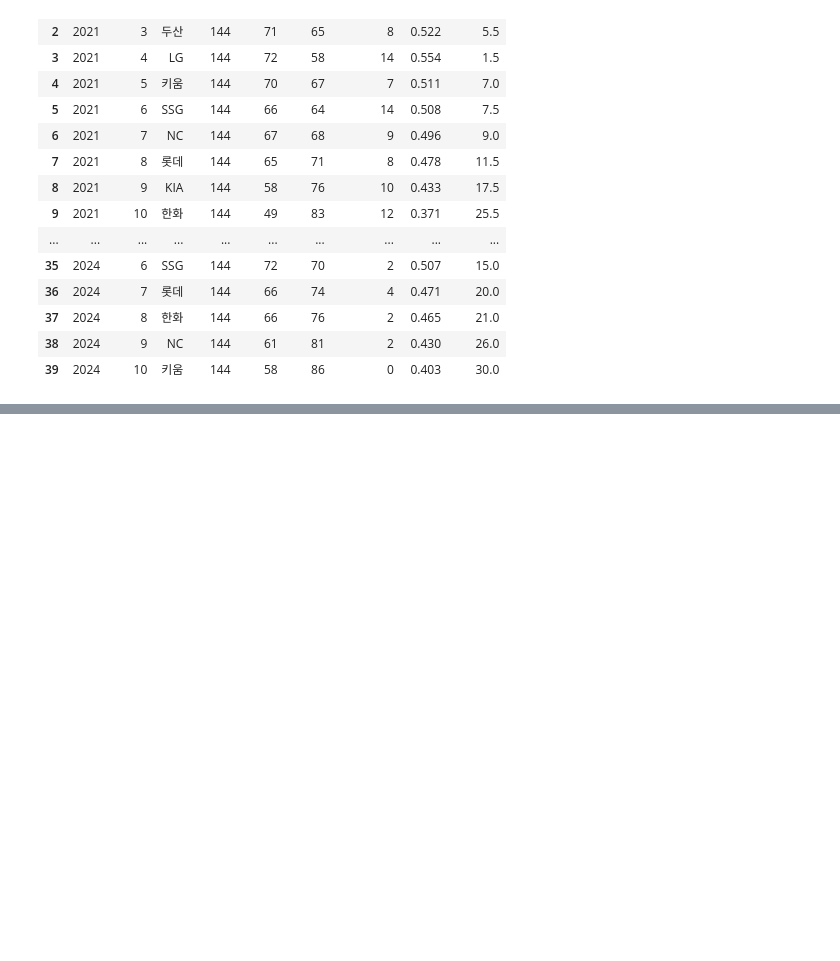
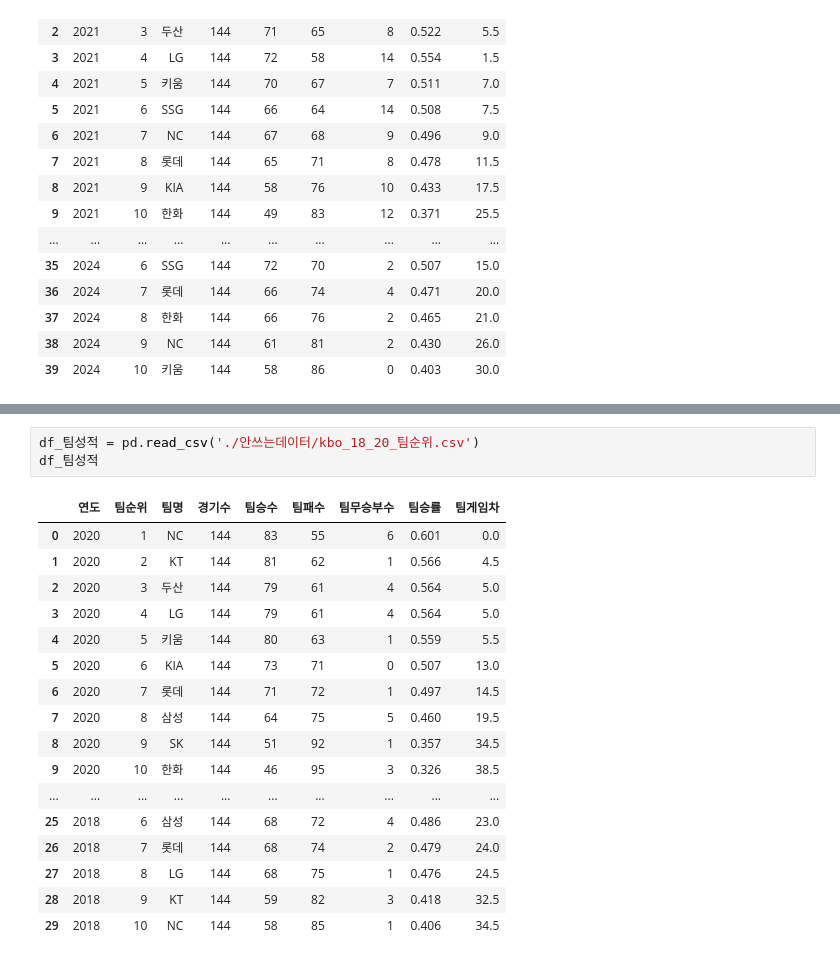
Before and after one commit to Seonyeol-Jeong/KBO_analysis, a Jupyter notebook: data_engineering.ipynb, the cells around one changed output, grey strips where cells are left out. Saved outputs shown, nothing was run; the diff lists cells and outputs as text; blank space fills up the shorter version.

```diff
--- a/data_engineering.ipynb
+++ b/data_engineering.ipynb
@@ -158,0 +242,21 @@ df_merged.to_csv('./kbo_21_24_merged.csv', index=False, encoding='cp949')
+# %%
+df_팀성적 = pd.read_csv('./안쓰는데이터/kbo_18_20_팀순위.csv')
+df_팀성적
+# %% [output]
+|  | 연도 | 팀순위 | 팀명 | 경기수 | 팀승수 | 팀패수 | 팀무승부수 | 팀승률 | 팀게임차 |
+| 0 | 2020 | 1 | NC | 144 | 83 | 55 | 6 | 0.601 | 0.0 |
+| 1 | 2020 | 2 | KT | 144 | 81 | 62 | 1 | 0.566 | 4.5 |
+| 2 | 2020 | 3 | 두산 | 144 | 79 | 61 | 4 | 0.564 | 5.0 |
+| 3 | 2020 | 4 | LG | 144 | 79 | 61 | 4 | 0.564 | 5.0 |
+| 4 | 2020 | 5 | 키움 | 144 | 80 | 63 | 1 | 0.559 | 5.5 |
+| 5 | 2020 | 6 | KIA | 144 | 73 | 71 | 0 | 0.507 | 13.0 |
+| 6 | 2020 | 7 | 롯데 | 144 | 71 | 72 | 1 | 0.497 | 14.5 |
+| 7 | 2020 | 8 | 삼성 | 144 | 64 | 75 | 5 | 0.460 | 19.5 |
+| 8 | 2020 | 9 | SK | 144 | 51 | 92 | 1 | 0.357 | 34.5 |
+| 9 | 2020 | 10 | 한화 | 144 | 46 | 95 | 3 | 0.326 | 38.5 |
+| ... | ... | ... | ... | ... | ... | ... | ... | ... | ... |
+| 25 | 2018 | 6 | 삼성 | 144 | 68 | 72 | 4 | 0.486 | 23.0 |
+| 26 | 2018 | 7 | 롯데 | 144 | 68 | 74 | 2 | 0.479 | 24.0 |
+| 27 | 2018 | 8 | LG | 144 | 68 | 75 | 1 | 0.476 | 24.5 |
+| 28 | 2018 | 9 | KT | 144 | 59 | 82 | 3 | 0.418 | 32.5 |
+| 29 | 2018 | 10 | NC | 144 | 58 | 85 | 1 | 0.406 | 34.5 |
```
Also changed, not shown: parts of 50 cells of this notebook, 9 other files.
